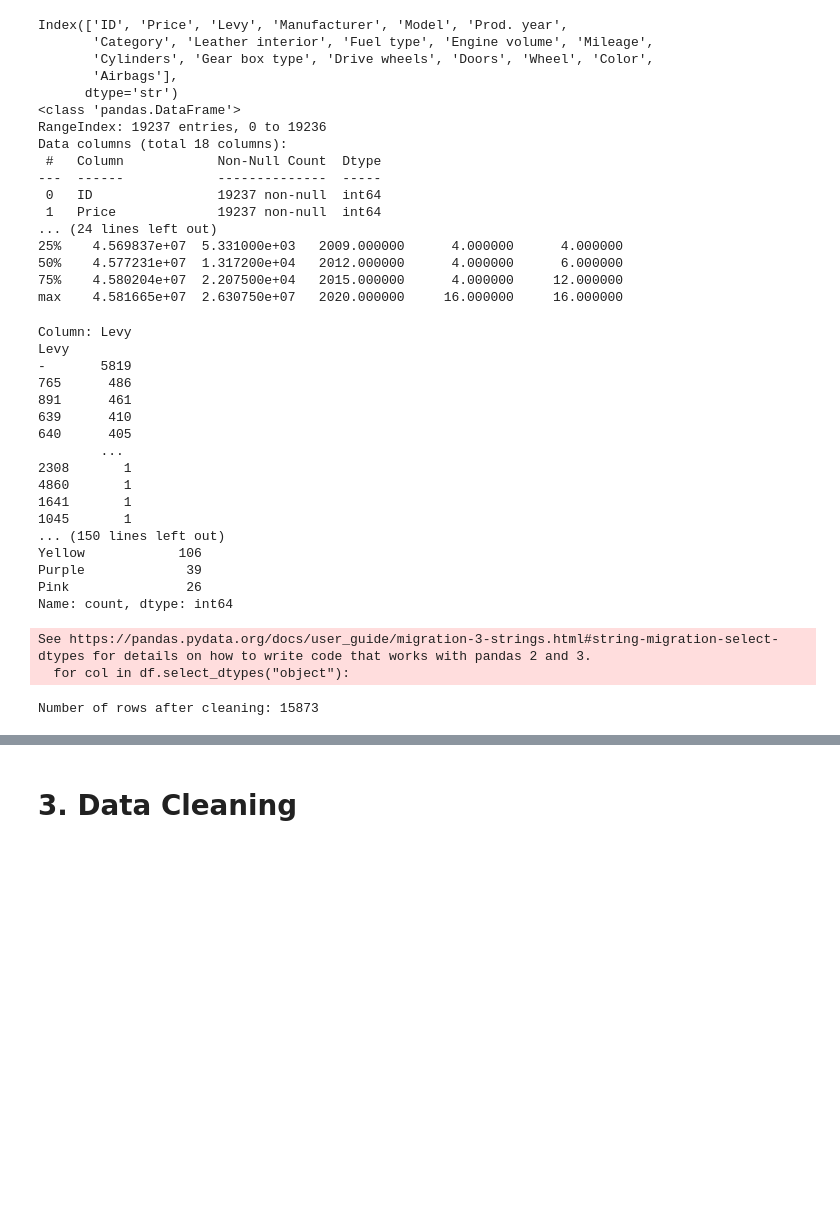
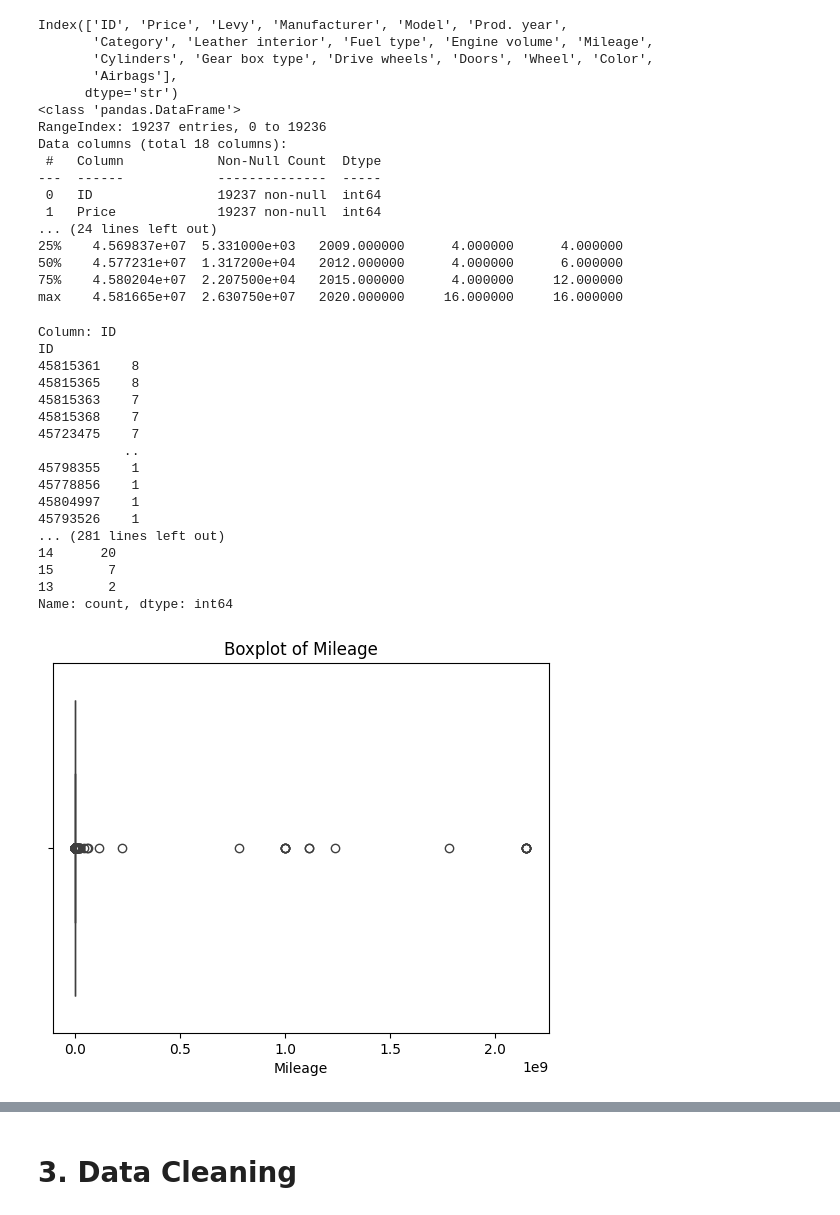
Before and after one commit to dinis2296/car-price-prediction-regression, a Jupyter notebook: notebook/Project 2 - Car Price Regression.ipynb, the cells around one changed output, grey strips where cells are left out. Drawn from its saved outputs; the diff is of its cells as text; code cells hidden in the pictures; blank space fills up the shorter version.

```diff
--- a/notebook/Project 2 - Car Price Regression.ipynb
+++ b/notebook/Project 2 - Car Price Regression.ipynb
@@ -44,49 +44,39 @@ Data columns (total 18 columns):
 75%    4.580204e+07  2.207500e+04   2015.000000      4.000000     12.000000
 max    4.581665e+07  2.630750e+07   2020.000000     16.000000     16.000000
 # %%
-# Check for value for categorical features
-for col in df.select_dtypes("object"):
+# Check for value features:
+for col in df.columns:
     print(f"Column: {col}")
     print(df[col].value_counts())
     print("\n")
 # %% [output]
-Column: Levy
-Levy
--       5819
-765      486
-891      461
-639      410
-640      405
-        ...
-2308       1
-4860       1
-1641       1
-1045       1
-... (150 lines left out)
-Yellow            106
-Purple             39
-Pink               26
+Column: ID
+ID
+45815361    8
+45815365    8
+45815363    7
+45815368    7
+45723475    7
+           ..
+45798355    1
+45778856    1
+45804997    1
+45793526    1
+... (281 lines left out)
+14      20
+15       7
+13       2
 Name: count, dtype: int64
-See https://pandas.pydata.org/docs/user_guide/migration-3-strings.html#string-migration-select-dtypes for details on how to write code that works with pandas 2 and 3.
-  for col in df.select_dtypes("object"):
-# %%
-# Light clean on the dataset
-
-# Exclude most expensive car (OPEL, mistake)
-# Check -> print(df.sort_values(by='Price', ascending=False).head(10))
-df = df[df['Price'] != df['Price'].max()]
-
-# Exclude cars below 2000 euros (probably mistakes)
-# Check -> print(df.sort_values(by='Price', ascending=True).head(20))
-df = df[df['Price'] >= 2000]
-
-# Transform 'Mileage' to numeric and exclude extreme values that are mistakes
-df['Mileage'] = df['Mileage'].str.replace(' km', '').astype(int)
-# Check -> print(df.sort_values(by='Mileage', ascending=False).head(10))
-quantile_99_mileage = df['Mileage'].quantile(0.99)
-df = df[df['Mileage'] <= quantile_99_mileage]
-
-# Check out many rows were eliminated
-print(f"Number of rows after cleaning: {len(df)}")
-# %% [output]
-Number of rows after cleaning: 15873
+# %%
+# Check Outliers of Mileage
+
+# Turn Mileage into numerical
+df['Mileage'] = df['Mileage'].str.replace(' km', '').astype(int)
+# Visualize the distribution of Mileage
+sns.boxplot(x=df["Mileage"])
+plt.title("Boxplot of Mileage")
+plt.show()
+
+# Check -> print(df.sort_values(by='Mileage', ascending=False).head(10))
+# %% [output]
+[figure, added]
```
Also changed, not shown: parts of 6 cells of this notebook.
